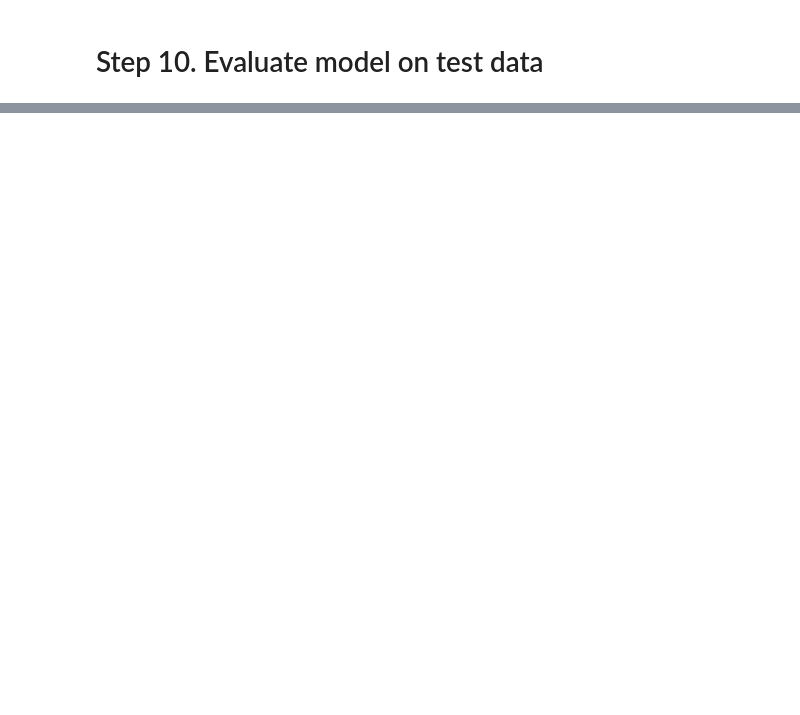
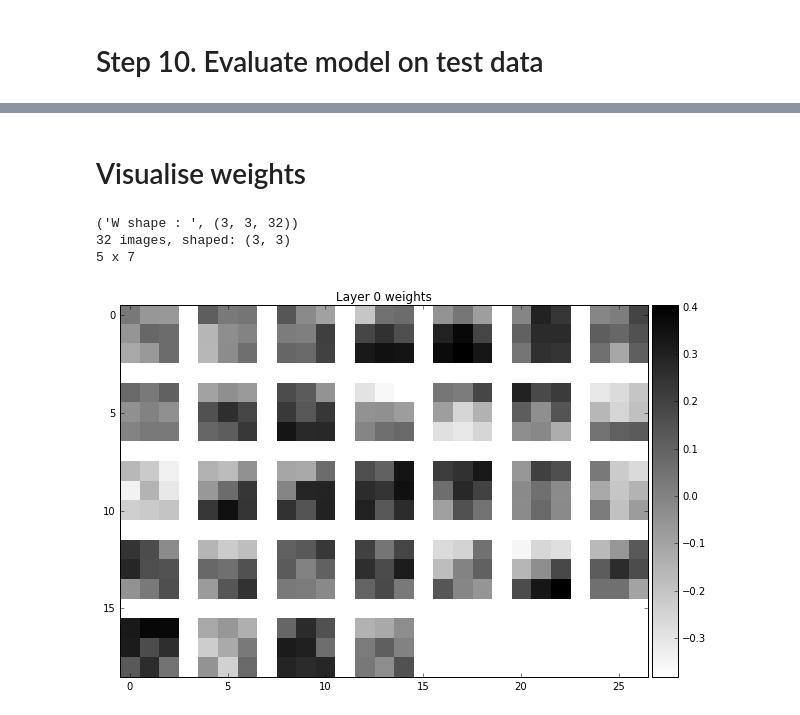
Before and after one commit to pyotr777/keras_tut, a Jupyter notebook: tutorials/Keras MNIST tutorial.ipynb, the cells around one changed output, grey strips where cells are left out. Cells and saved outputs as stored; diff of their text form; code cells hidden in the pictures; blank space fills up the shorter version.

```diff
--- a/tutorials/Keras MNIST tutorial.ipynb
+++ b/tutorials/Keras MNIST tutorial.ipynb
@@ -184,0 +291,18 @@ print score
+# %% [markdown]
+# Visualise weights
+# %%
+# utility functions
+from mpl_toolkits.axes_grid1 import make_axes_locatable
+
+def nice_imshow(ax, data, vmin=None, vmax=None, cmap=None):
+    """Wrapper around pl.imshow"""
+    if cmap is None:
+        cmap = cm.jet
+    if vmin is None:
+        vmin = data.min()
+    if vmax is None:
+        vmax = data.max()
+    divider = make_axes_locatable(ax)
+    cax = divider.append_axes("right", size="5%", pad=0.05)
+    im = ax.imshow(data, vmin=vmin, vmax=vmax, interpolation='nearest', cmap=cmap)
+    plt.colorbar(im, cax=cax)
@@ -184,0 +347,19 @@ print score
+# %%
+def show_weights(model, layer, layer_name):
+    #layer_f = K.function(model.inputs, [layer.output])
+
+    # Visualize weights
+    W = model.layers[layer].kernel.get_value(borrow=True)
+    W = np.squeeze(W)
+    print("W shape : ", W.shape)
+
+    plt.figure(figsize=(10, 10))
+    plt.title(layer_name+' weights')
+    nice_imshow(plt.gca(), make_mosaic(W), cmap=cm.binary)
+# %%
+show_weights(model, 0, "Layer 0")
+# %% [output]
+('W shape : ', (3, 3, 32))
+32 images, shaped: (3, 3)
+5 x 7
+[figure, added]
```
Also changed, not shown: parts of 18 cells of this notebook, 2 other files.
